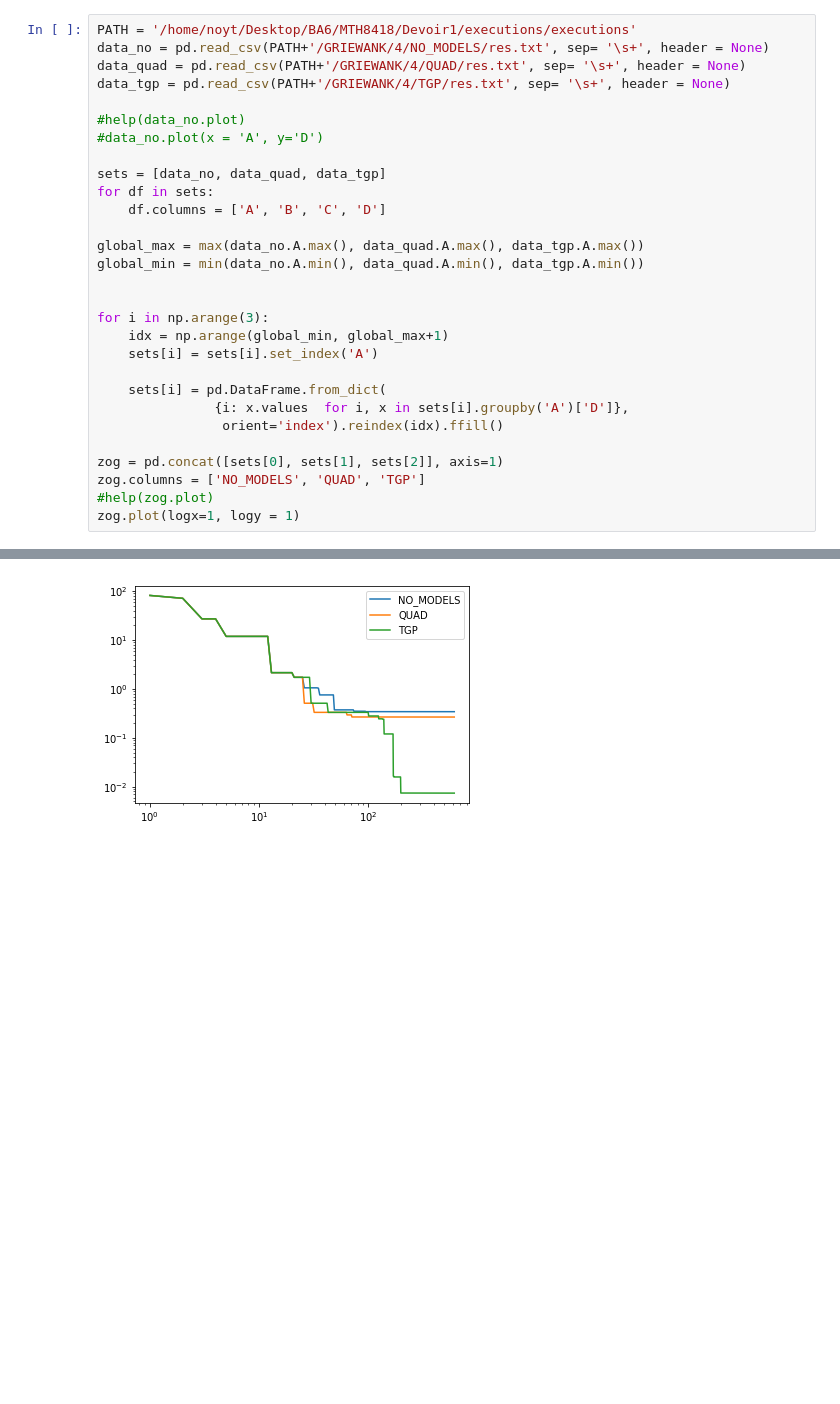
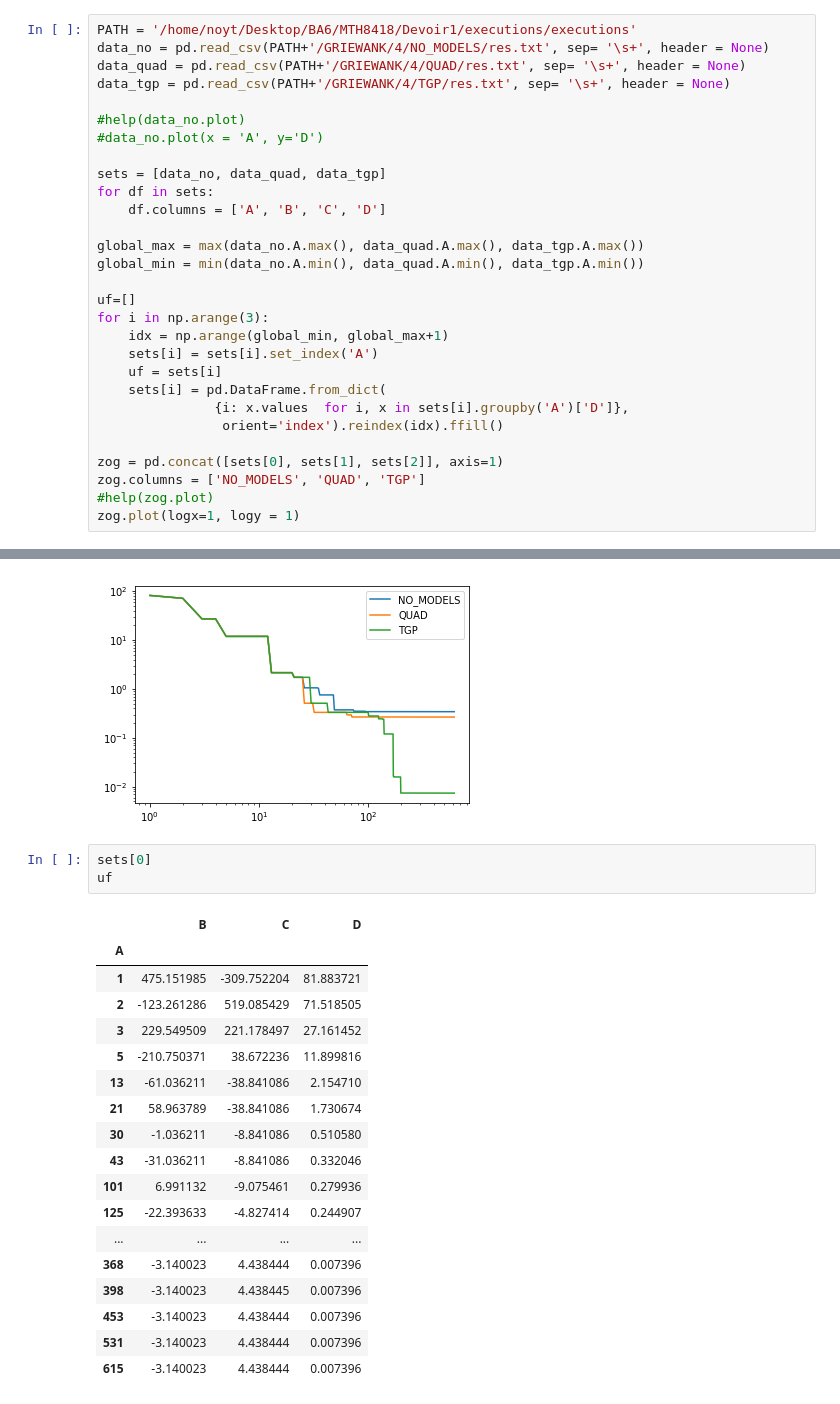
Before and after one commit to Noyt/MTH8418-BlackBoxOptimisation, a Jupyter notebook: Devoir1/Profiles.ipynb, the cells around one changed output, grey strips where cells are left out. Cells and saved outputs as stored; diff of their text form; blank space fills up the shorter version.

```diff
--- a/Devoir1/Profiles.ipynb
+++ b/Devoir1/Profiles.ipynb
@@ -18,11 +18,11 @@ for df in sets:
 global_max = max(data_no.A.max(), data_quad.A.max(), data_tgp.A.max())
 global_min = min(data_no.A.min(), data_quad.A.min(), data_tgp.A.min())
 
-
+uf=[]
 for i in np.arange(3):
     idx = np.arange(global_min, global_max+1)
     sets[i] = sets[i].set_index('A')
-
+    uf = sets[i]
     sets[i] = pd.DataFrame.from_dict(
                {i: x.values  for i, x in sets[i].groupby('A')['D']},
                 orient='index').reindex(idx).ffill()
@@ -34,3 +34,25 @@ zog.plot(logx=1, logy = 1)
 # %% [output]
 <matplotlib.axes._subplots.AxesSubplot at 0x...>
 [figure]
+# %%
+sets[0]
+uf
+# %% [output]
+|  | B | C | D |
+| A |  |  |  |
+| 1 | 475.151985 | -309.752204 | 81.883721 |
+| 2 | -123.261286 | 519.085429 | 71.518505 |
+| 3 | 229.549509 | 221.178497 | 27.161452 |
+| 5 | -210.750371 | 38.672236 | 11.899816 |
+| 13 | -61.036211 | -38.841086 | 2.154710 |
+| 21 | 58.963789 | -38.841086 | 1.730674 |
+| 30 | -1.036211 | -8.841086 | 0.510580 |
+| 43 | -31.036211 | -8.841086 | 0.332046 |
+| 101 | 6.991132 | -9.075461 | 0.279936 |
+| 125 | -22.393633 | -4.827414 | 0.244907 |
+| ... | ... | ... | ... |
+| 368 | -3.140023 | 4.438444 | 0.007396 |
+| 398 | -3.140023 | 4.438445 | 0.007396 |
+| 453 | -3.140023 | 4.438444 | 0.007396 |
+| 531 | -3.140023 | 4.438444 | 0.007396 |
+| 615 | -3.140023 | 4.438444 | 0.007396 |
```
Also changed, not shown: 9 other files.
